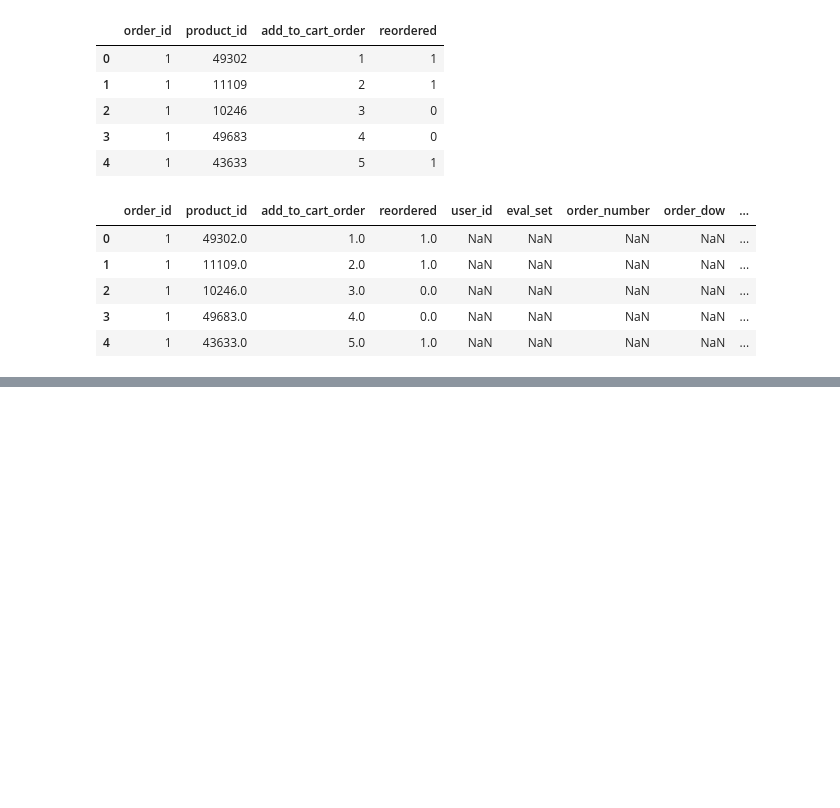
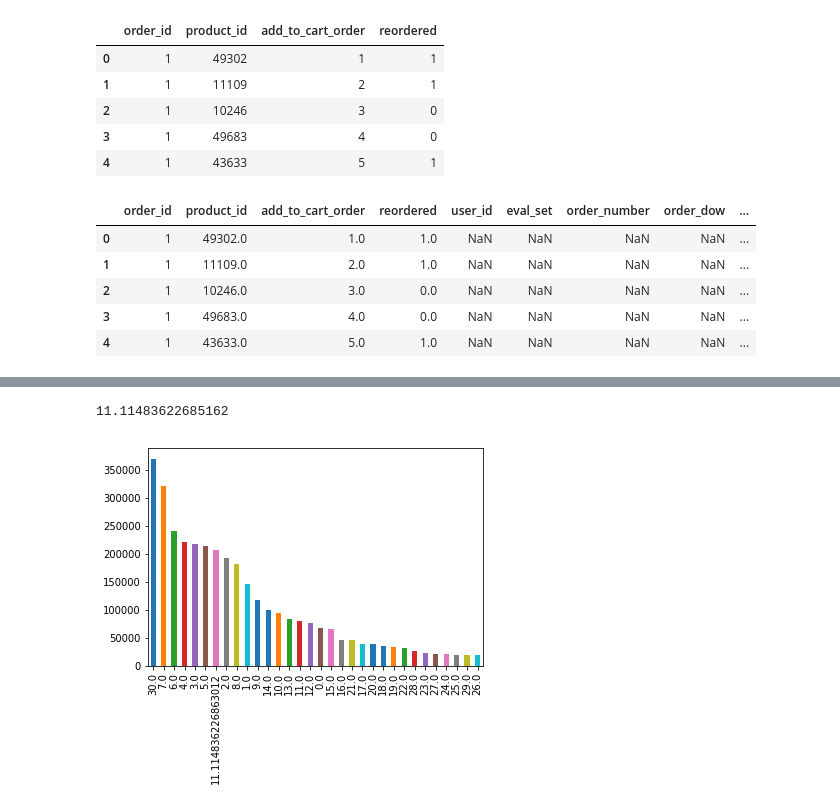
Before and after one commit to Irenejy93/Instacart, a Jupyter notebook: capstone2.ipynb, the cells around one changed output, grey strips where cells are left out. Saved outputs shown, nothing was run; the diff lists cells and outputs as text; code cells hidden in the pictures; blank space fills up the shorter version.

```diff
--- a/capstone2.ipynb
+++ b/capstone2.ipynb
@@ -47,0 +130,8 @@ Q.
+# %%
+days = df['days_since_prior_order'].dropna()
+days.value_counts().plot(kind='bar')
+days.mean()
+# most of customer took 30 days to reorder, in average it took 12 days
+# %% [output]
+11.11483622685162
+[figure, added]
```
Also changed, not shown: parts of 18 cells of this notebook.
